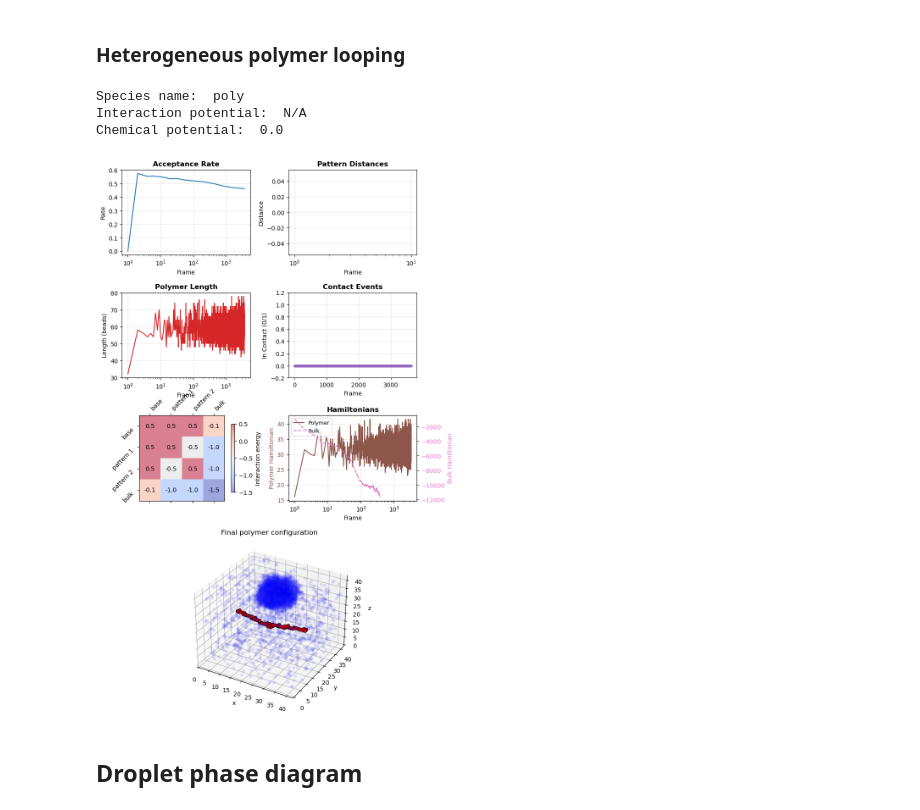
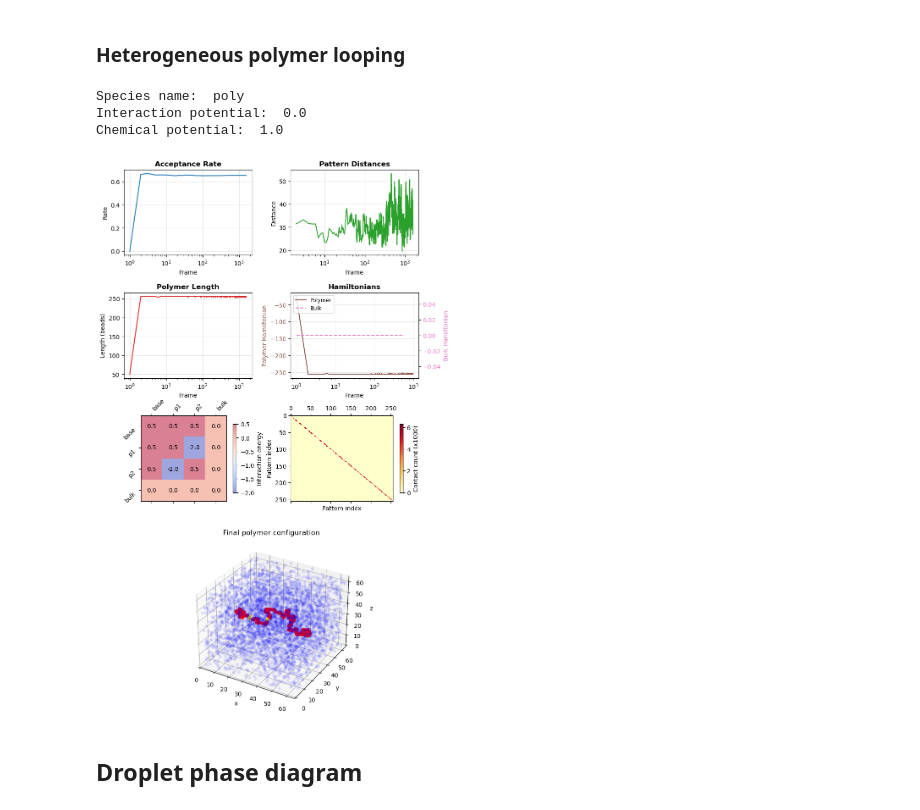
Before and after one commit to ta-rekt/Droplet, a Jupyter notebook: viz.ipynb, the cells around one changed output. Drawn from its saved outputs; the diff is of its cells as text; code cells hidden in the pictures.

```diff
--- a/viz.ipynb
+++ b/viz.ipynb
@@ -1685,16 +1691,17 @@ def plot_simulation_dashboard(res_or_path, keya, keyb, show=True, psize=30):
     return fig, res
 # %%
 # Example usage:
-alpha_index = 20
+alpha_index = 1
 beta_index = 1
-data_dir = "data/20260128/heterogeneous_polymer_looping_42_4096"
+# data_dir = "data/20260128/heterogeneous_polymer_looping_64_4096"
+data_dir = "data/20260128/heterogenous_polymer_loop_test"
 path = data_dir+'/output_cpu{}.json'.format(alpha_index)
 fig, data = plot_simulation_dashboard(path, alpha_index, beta_index)
 # %% [output]
 Species name:  poly
-Interaction potential:  N/A
-Chemical potential:  0.0
+Interaction potential:  0.0
+Chemical potential:  1.0
-[figure, old version]
+[figure, new version]
 # %% [markdown]
 ## Droplet phase diagram
 # %% [markdown]
```
Also changed, not shown: parts of 1 cell of this notebook, 8 other files.
